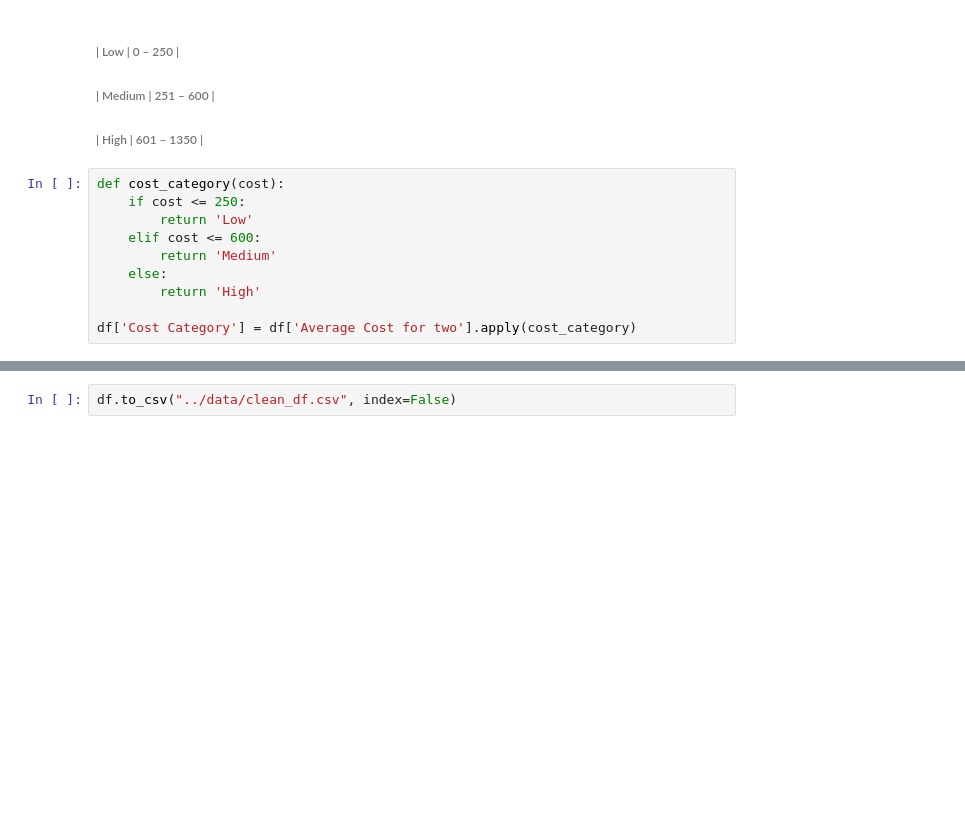
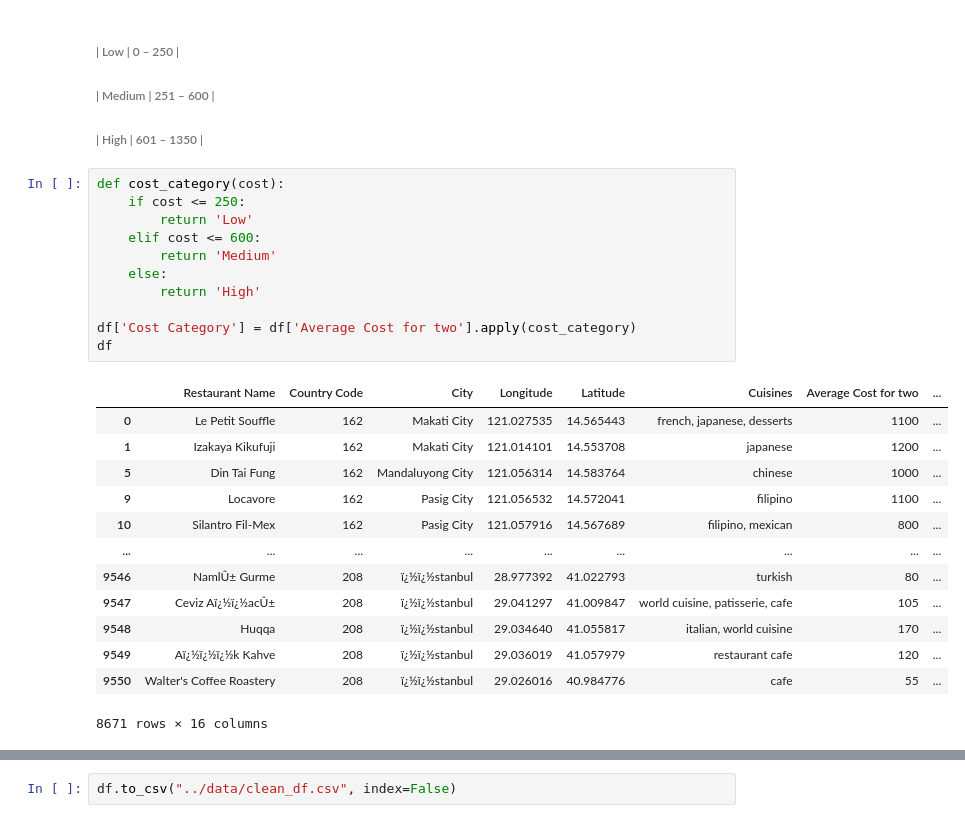
Before and after one commit to Muhammad221B/Knowledge-Based-Restaurant-Recommender-System, a Jupyter notebook: notebooks/01_data_preprocessing.ipynb, the cells around one changed output, grey strips where cells are left out. Drawn from its saved outputs; the diff is of its cells as text; blank space fills up the shorter version.

```diff
--- a/notebooks/01_data_preprocessing.ipynb
+++ b/notebooks/01_data_preprocessing.ipynb
@@ -122,10 +181,25 @@ df = df[df['Average Cost for two'] > 0]
 # %%
 def cost_category(cost):
     if cost <= 250:
         return 'Low'
     elif cost <= 600:
         return 'Medium'
     else:
         return 'High'
 
 df['Cost Category'] = df['Average Cost for two'].apply(cost_category)
+df
+# %% [output]
+|  | Restaurant Name | Country Code | City | Longitude | Latitude | Cuisines | Average Cost for two | ... |
+| 0 | Le Petit Souffle | 162 | Makati City | 121.027535 | 14.565443 | french, japanese, desserts | 1100 | ... |
+| 1 | Izakaya Kikufuji | 162 | Makati City | 121.014101 | 14.553708 | japanese | 1200 | ... |
+| 5 | Din Tai Fung | 162 | Mandaluyong City | 121.056314 | 14.583764 | chinese | 1000 | ... |
+| 9 | Locavore | 162 | Pasig City | 121.056532 | 14.572041 | filipino | 1100 | ... |
+| 10 | Silantro Fil-Mex | 162 | Pasig City | 121.057916 | 14.567689 | filipino, mexican | 800 | ... |
+| ... | ... | ... | ... | ... | ... | ... | ... | ... |
+| 9546 | NamlÛ± Gurme | 208 | ï¿½ï¿½stanbul | 28.977392 | 41.022793 | turkish | 80 | ... |
+| 9547 | Ceviz Aï¿½ï¿½acÛ± | 208 | ï¿½ï¿½stanbul | 29.041297 | 41.009847 | world cuisine, patisserie, cafe | 105 | ... |
+| 9548 | Huqqa | 208 | ï¿½ï¿½stanbul | 29.034640 | 41.055817 | italian, world cuisine | 170 | ... |
+| 9549 | Aï¿½ï¿½ï¿½k Kahve | 208 | ï¿½ï¿½stanbul | 29.036019 | 41.057979 | restaurant cafe | 120 | ... |
+| 9550 | Walter's Coffee Roastery | 208 | ï¿½ï¿½stanbul | 29.026016 | 40.984776 | cafe | 55 | ... |
+8671 rows × 16 columns
```
Also changed, not shown: parts of 18 cells of this notebook, 5 other files.
